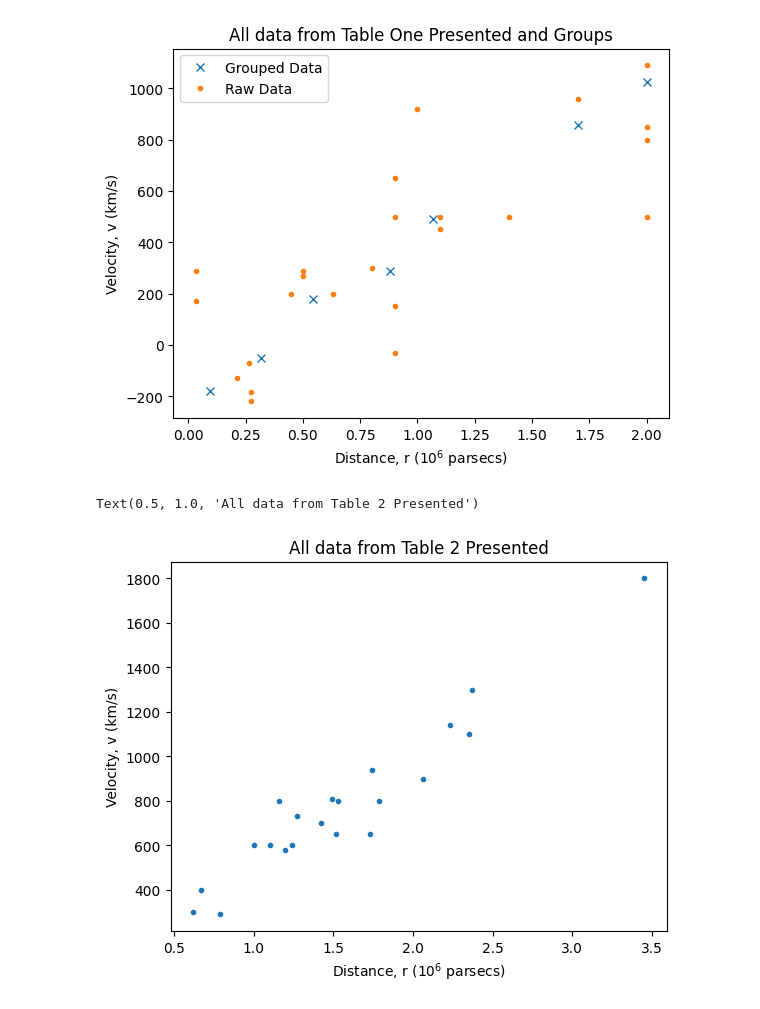
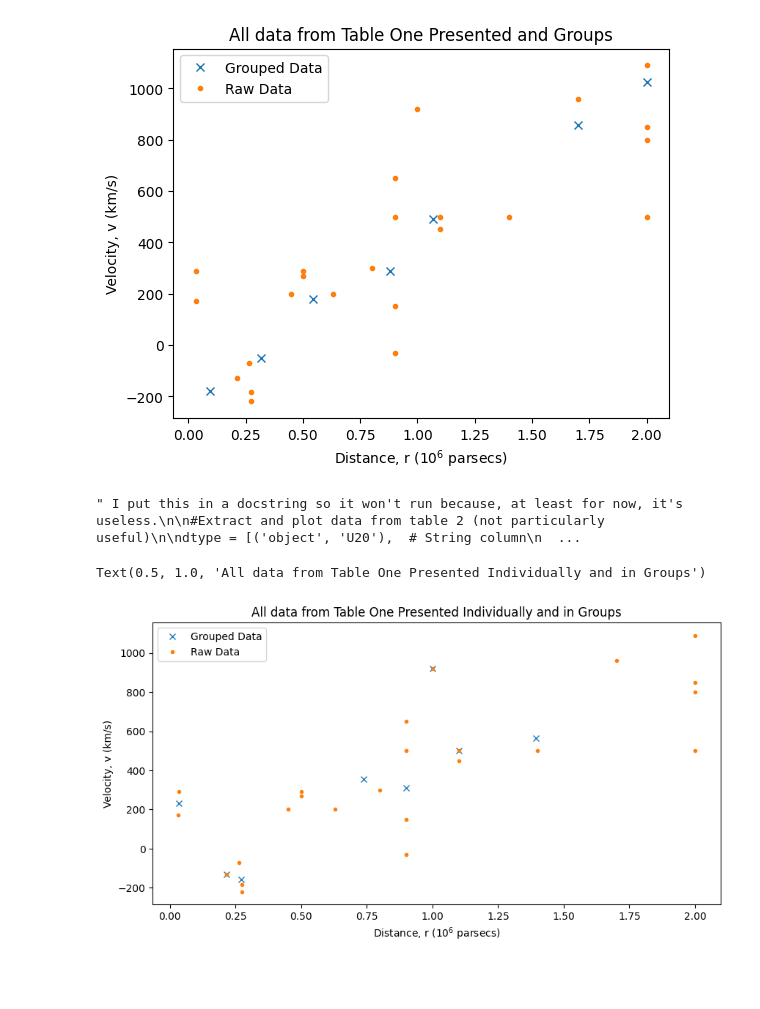
Before and after one commit to ubsuny/CP1-24-HW4, a Jupyter notebook: Data/data_plotter.ipynb, the cells around one changed output. Drawn from its saved outputs; the diff is of its cells as text; code cells hidden in the pictures; blank space fills up the shorter version.

Commit message:
Updated documentation and saved a reproduction of figure 1 data

```diff
--- a/Data/data_plotter.ipynb
+++ b/Data/data_plotter.ipynb
@@ -62,6 +62,8 @@ plt.title('All data from Table One Presented and Groups')
 Text(0.5, 1.0, 'All data from Table One Presented and Groups')
 [figure]
 # %%
+''' I put this in a docstring so it won't run because, at least for now, it's useless.
+
 #Extract and plot data from table 2 (not particularly useful)
 
 dtype = [('object', 'U20'),  # String column
@@ -82,6 +84,42 @@ plt.plot(r,v,'.')
 plt.xlabel(r'Distance, r ($10^6$ parsecs)')
 plt.ylabel(r'Velocity, v (km/s)')
 plt.title('All data from Table 2 Presented')
+
+'''
 # %% [output]
-Text(0.5, 1.0, 'All data from Table 2 Presented')
+" I put this in a docstring so it won't run because, at least for now, it's useless.\n\n#Extract and plot data from table 2 (not particularly useful)\n\ndtype = [('object', 'U20'),  # String column\n  ...
-[figure, removed]
+# %%
+#Set the datatype so np.loadtxt can unpack each column
+dtype = [('object', 'U20'),  #String column
+         ('m_s', 'U4'),      #String column ('..' indicates non-numeric)
+         ('r', 'f8'),        #Floating point number
+         ('v', 'i4'),        #Integer (signed) for velocity
+         ('m_t', 'f8'),      #Floating point number
+         ('M_t', 'f8')]      #Floating point number
+
+#Extract the data
+object, ms, r, v, mt, Mt = np.loadtxt(
+    'raw_data_table1_grouped.md',
+    dtype=dtype,
+    skiprows=1,
+    unpack=True)
+
+r_grouped = [[r[0], r[1]], [r[2], r[3], r[4]], [r[5]], [r[6], r[7]], [r[8], r[9], r[10], r[11], r[12], r[13], r[14], r[15], r[16], r[17]], [r[18], r[19], r[20], r[21]], [r[22]], [r[23]]]
+
+v_grouped = [[v[0], v[1]], [v[2], v[3], v[4]], [v[5]], [v[6], v[7]], [v[8], v[9], v[10], v[11], v[12], v[13], v[14], v[15], v[16], v[17]], [v[18], v[19], v[20], v[21]], [v[22]], [v[23]]]
+
+
+rg = [np.average(rgi) for rgi in r_grouped]
+vg = [np.average(vgi) for vgi in v_grouped]
+
+plt.figure(figsize=(10,5))
+plt.plot(rg,vg, 'x', label = 'Grouped Data')
+plt.plot(r,v,'.', label = 'Raw Data')
+
+plt.xlabel(r'Distance, r ($10^6$ parsecs)')
+plt.ylabel(r'Velocity, v (km/s)')
+plt.legend()
+plt.title('All data from Table One Presented Individually and in Groups')
+# %% [output]
+Text(0.5, 1.0, 'All data from Table One Presented Individually and in Groups')
+[figure, added]
```
Also changed, not shown: 3 other files.
